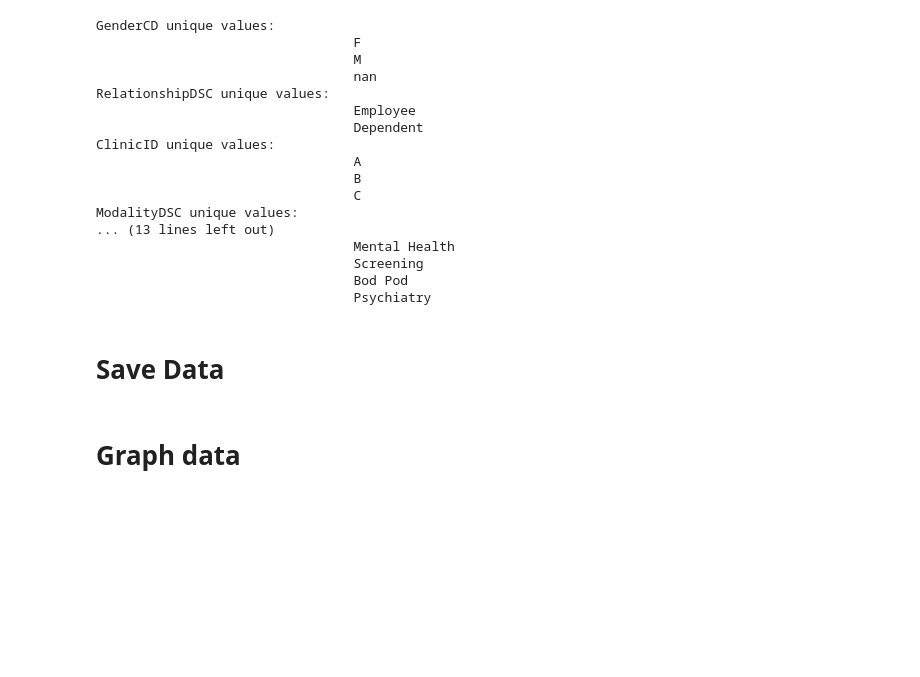
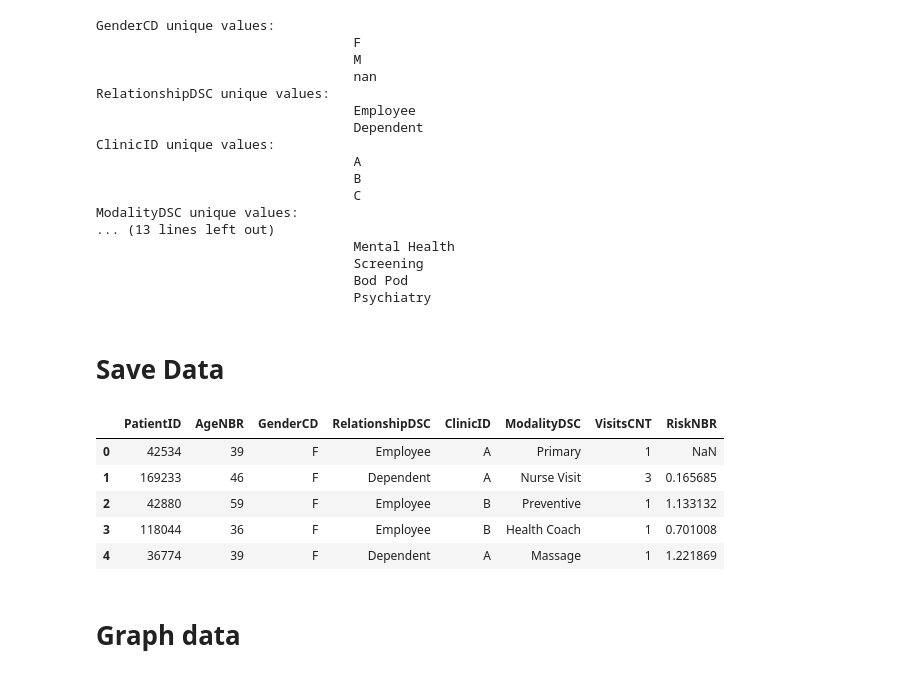
Before and after one commit to caheredia/medical_data_analysis, a Jupyter notebook: data_exploration.ipynb, the cells around one changed output. Saved outputs shown, nothing was run; the diff lists cells and outputs as text; code cells hidden in the pictures; blank space fills up the shorter version.

Commit message:
save processed data to gzip

```diff
--- a/data_exploration.ipynb
+++ b/data_exploration.ipynb
@@ -28,7 +28,7 @@ The second paragraph text
 # Load Data
 # %%
 # fetch files
-files = find_csv_files(RAW_DATA)
+files = find_files(RAW_DATA)
 # %%
 # load files
 df = pd.DataFrame()
@@ -114,3 +114,18 @@ df.to_parquet(TRANSFORMED_DATA + 'cleaned_up_health.parquet.gzip', compression =
+# %%
+files = find_files(TRANSFORMED_DATA, file_type=".gzip")
+# load files
+df = pd.DataFrame()
+for file in files:
+    temp_df = pd.read_pickle(file, compression="gzip")
+    df = pd.concat([df, temp_df], ignore_index=True)
+df.head()
+# %% [output]
+|  | PatientID | AgeNBR | GenderCD | RelationshipDSC | ClinicID | ModalityDSC | VisitsCNT | RiskNBR |
+| 0 | 42534 | 39 | F | Employee | A | Primary | 1 | NaN |
+| 1 | 169233 | 46 | F | Dependent | A | Nurse Visit | 3 | 0.165685 |
+| 2 | 42880 | 59 | F | Employee | B | Preventive | 1 | 1.133132 |
+| 3 | 118044 | 36 | F | Employee | B | Health Coach | 1 | 0.701008 |
+| 4 | 36774 | 39 | F | Dependent | A | Massage | 1 | 1.221869 |
 # %% [markdown]
 # Graph data
 # %%
```
Also changed, not shown: parts of 9 cells of this notebook, 3 other files.
